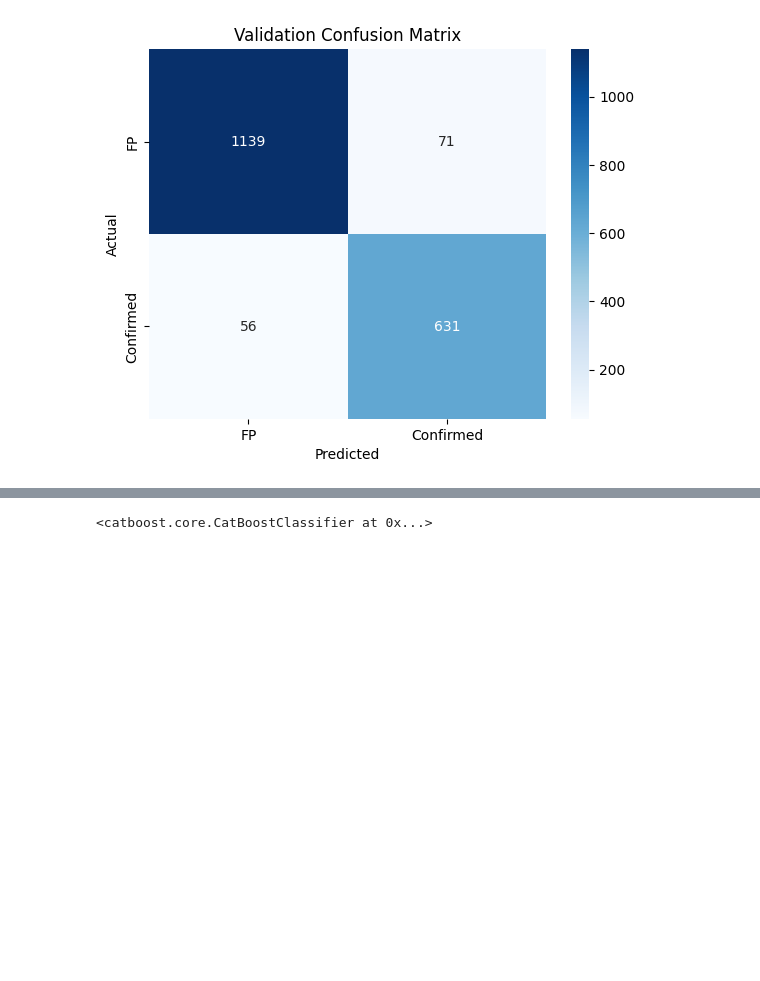
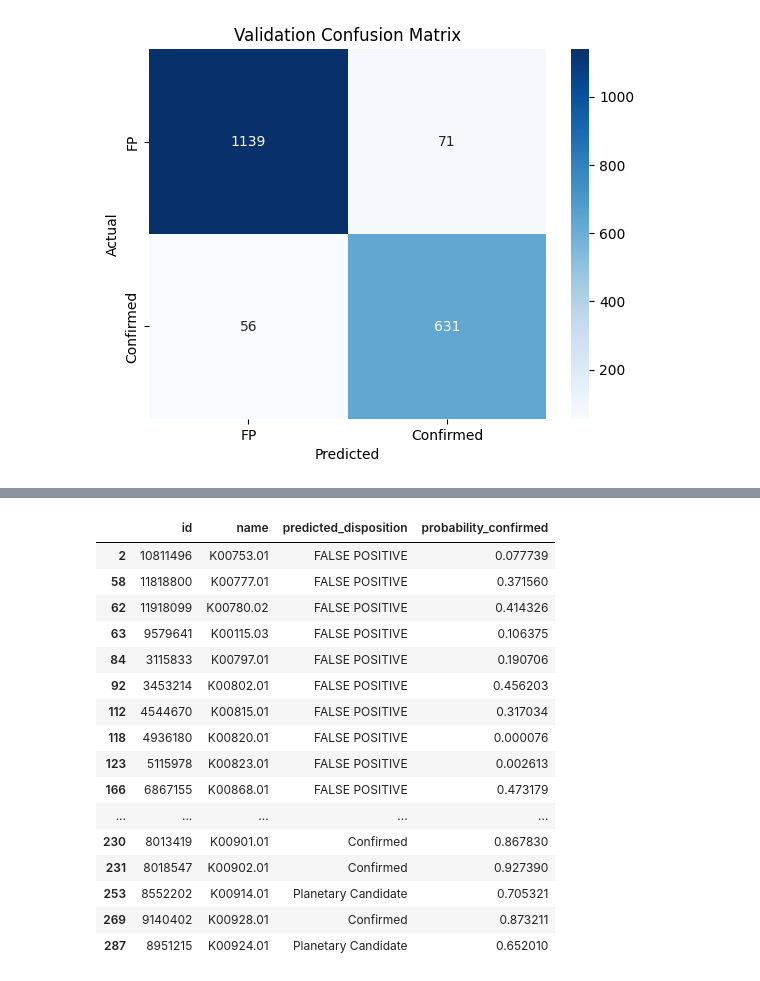
Before and after one commit to RidaHajjAli/COSMONOVA, a Jupyter notebook: Notebook_Rida.ipynb, the cells around one changed output, grey strips where cells are left out. Saved outputs shown, nothing was run; the diff lists cells and outputs as text; code cells hidden in the pictures; blank space fills up the shorter version.

Commit message:
Update Model training notebook

```diff
--- a/Notebook_Rida.ipynb
+++ b/Notebook_Rida.ipynb
@@ -49,9 +64,9 @@ X_candidates = candidates_df.drop(columns=drop_cols)
 for col in X.columns:
     if X[col].isnull().any():
         median_val = X[col].median()
-        X[col].fillna(median_val, inplace=True)
-        # Use the SAME median from the training data to fill the candidate data
-        X_candidates[col].fillna(median_val, inplace=True)
+        # Assign the filled column back to avoid FutureWarning
+        X[col] = X[col].fillna(median_val)
+        X_candidates[col] = X_candidates[col].fillna(median_val)
 
 print("Preprocessing complete. No missing values remain.")
 # %% [output]
@@ -75,6 +78,8 @@ X_train, X_val, y_train, y_val = train_test_split(
     random_state=42,
     stratify=y
 )
+# %%
+X_candidates = X_candidates[X_train.columns]
 # %%
 model = CatBoostClassifier(random_state=42, verbose=0, iterations=500)
 
@@ -118,4 +124,14 @@ Confusion Matrix:
 candidate_predictions = model.predict(X_candidates)
 
 # Get the probability scores (how confident the model is)
-candidate_probabilities = model.predict_proba(X_candidates)[:, 1] # Probability of being 'CONFIRMED'
+candidate_probabilities = model.predict_proba(X_candidates)[:, 1]  # Probability of being 'CONFIRMED'
+
+# Apply custom classification thresholds
+custom_labels = []
+for prob in candidate_probabilities:
+    if 0.5 <= prob < 0.75:
+        custom_labels.append("Planetary Candidate")
+    elif 0.75 <= prob <= 1.0:
+        custom_labels.append("Confirmed")
+    else:
+        custom_labels.append("Below Threshold")
@@ -148 +138,37 @@ Final Predictions on Candidate Data:
+# %%
+# Updated cell: build results DataFrame with custom thresholds and keep id/name columns
+results_df = candidate_identifiers.copy()
+
+results_df['predicted_disposition'] = [
+    "Planetary Candidate" if 0.5 <= prob < 0.75
+    else "Confirmed" if prob >= 0.75
+    else "FALSE POSITIVE"
+    for prob in candidate_probabilities
+]
+
+results_df['probability_confirmed'] = candidate_probabilities
+
+# Rename id/name columns for clarity and reorder to show id & name first
+results_df = results_df.rename(columns={'kepid': 'id', 'kepoi_name': 'name'})
+results_df = results_df[['id', 'name', 'predicted_disposition', 'probability_confirmed']]
+# %%
+results_df.head(20)
+# %% [output]
+|  | id | name | predicted_disposition | probability_confirmed |
+| 2 | 10811496 | K00753.01 | FALSE POSITIVE | 0.077739 |
+| 58 | 11818800 | K00777.01 | FALSE POSITIVE | 0.371560 |
+| 62 | 11918099 | K00780.02 | FALSE POSITIVE | 0.414326 |
+| 63 | 9579641 | K00115.03 | FALSE POSITIVE | 0.106375 |
+| 84 | 3115833 | K00797.01 | FALSE POSITIVE | 0.190706 |
+| 92 | 3453214 | K00802.01 | FALSE POSITIVE | 0.456203 |
+| 112 | 4544670 | K00815.01 | FALSE POSITIVE | 0.317034 |
+| 118 | 4936180 | K00820.01 | FALSE POSITIVE | 0.000076 |
+| 123 | 5115978 | K00823.01 | FALSE POSITIVE | 0.002613 |
+| 166 | 6867155 | K00868.01 | FALSE POSITIVE | 0.473179 |
+| ... | ... | ... | ... | ... |
+| 230 | 8013419 | K00901.01 | Confirmed | 0.867830 |
+| 231 | 8018547 | K00902.01 | Confirmed | 0.927390 |
+| 253 | 8552202 | K00914.01 | Planetary Candidate | 0.705321 |
+| 269 | 9140402 | K00928.01 | Confirmed | 0.873211 |
+| 287 | 8951215 | K00924.01 | Planetary Candidate | 0.652010 |
 # %%
@@ -151,9 +177,7 @@ results_df.to_csv('candidate_planet_predictions.csv', index=False)
 # Save the model
 model.save_model("catboost_model.cbm")
 # %%
-# Load it later
-from catboost import CatBoostClassifier
-loaded_model = CatBoostClassifier()
-loaded_model.load_model("catboost_model.cbm")
+#To Load it later
+#from catboost import CatBoostClassifier
+#loaded_model = CatBoostClassifier()
+#loaded_model.load_model("catboost_model.cbm")
-# %% [output]
-<catboost.core.CatBoostClassifier at 0x...>
```
Also changed, not shown: parts of 7 cells of this notebook.
